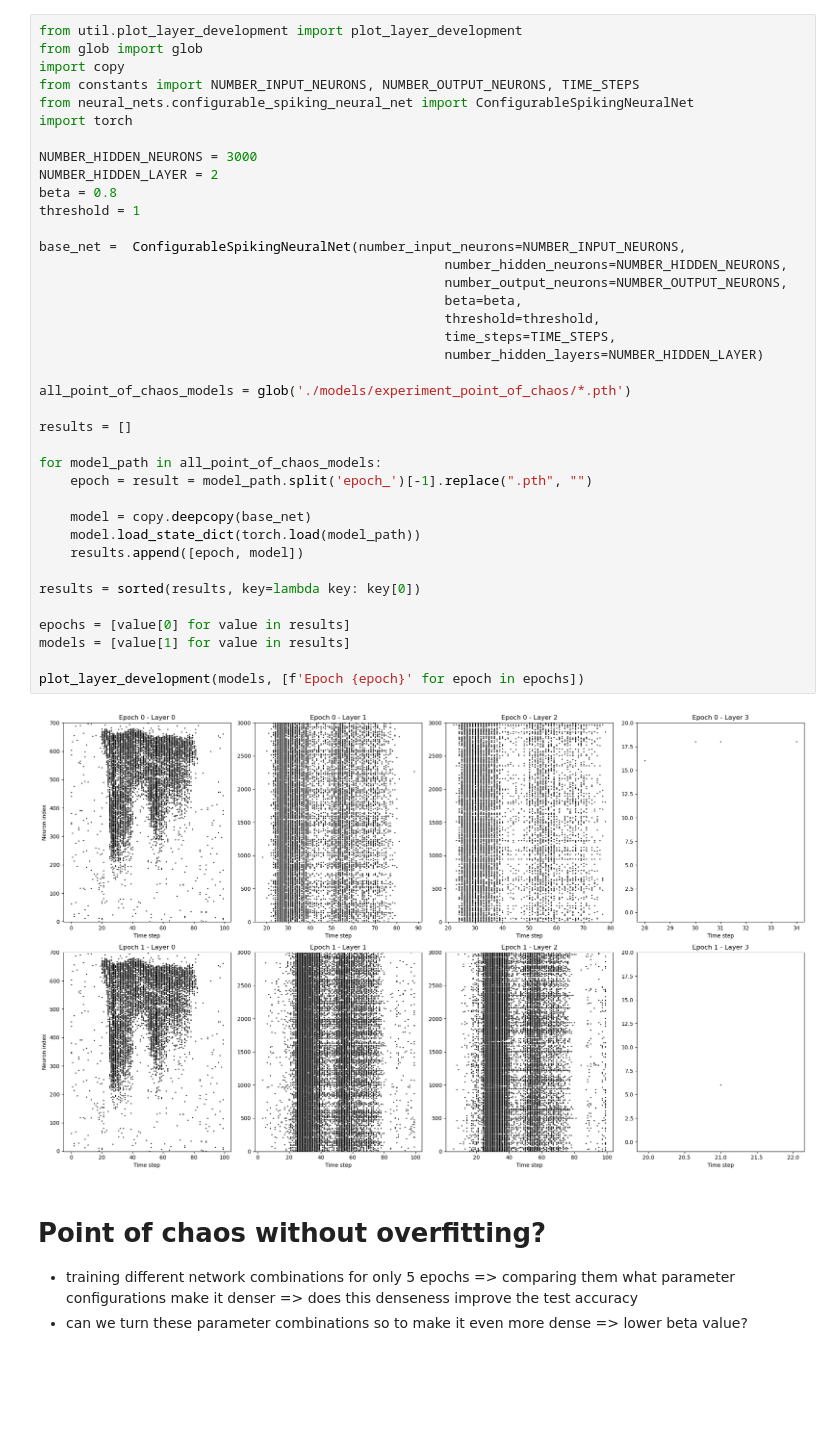
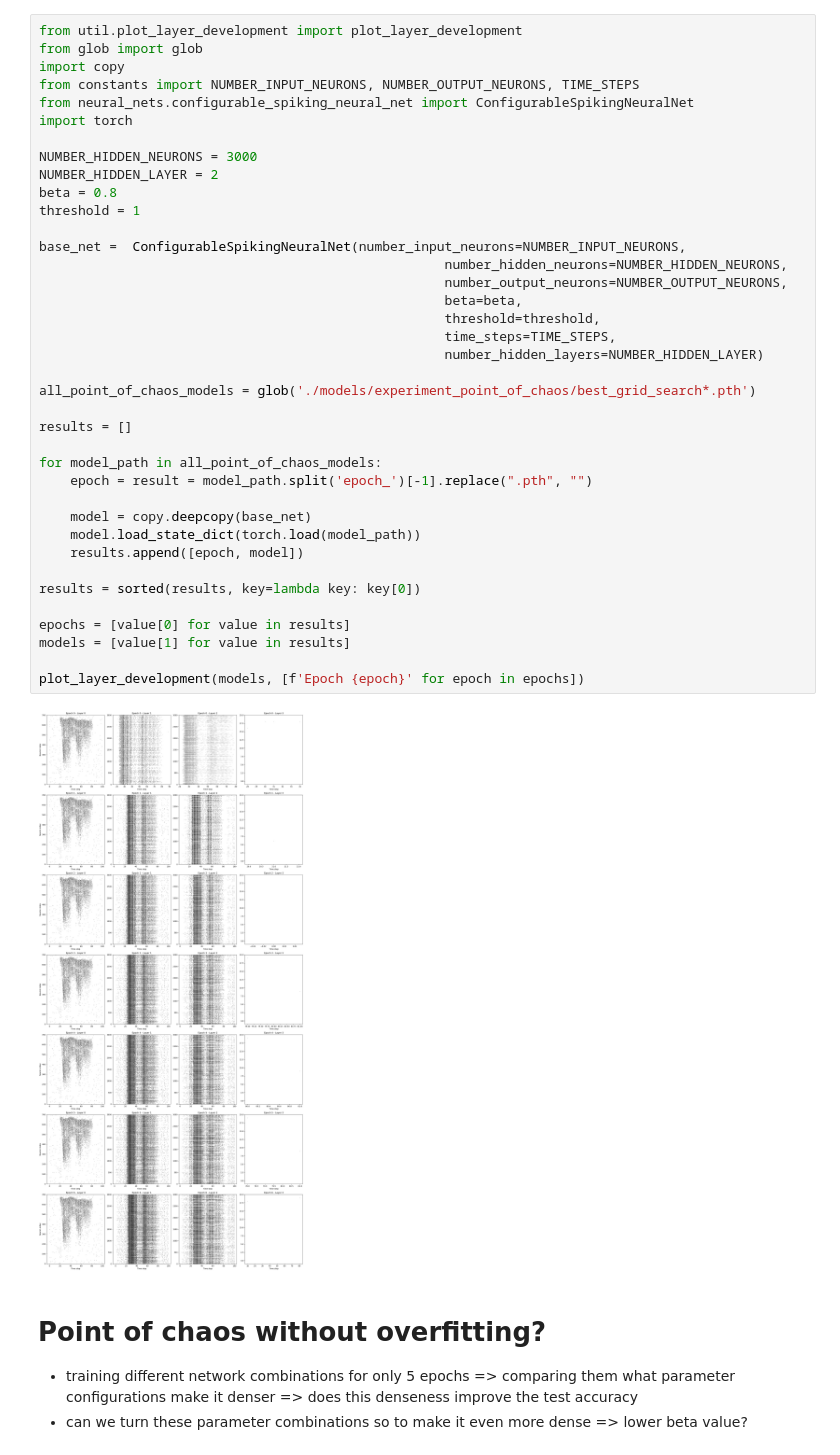
Before and after one commit to ForzaMark/whk-snn, a Jupyter notebook: heidelberg_implementation/point_of_chaos_experiment.ipynb, the cells around one changed output. Cells and saved outputs as stored; diff of their text form; blank space fills up the shorter version.

```diff
--- a/heidelberg_implementation/point_of_chaos_experiment.ipynb
+++ b/heidelberg_implementation/point_of_chaos_experiment.ipynb
@@ -9,35 +9,35 @@ import torch
 NUMBER_HIDDEN_NEURONS = 3000
 NUMBER_HIDDEN_LAYER = 2
 beta = 0.8
 threshold = 1
 
 base_net =  ConfigurableSpikingNeuralNet(number_input_neurons=NUMBER_INPUT_NEURONS,
                                                     number_hidden_neurons=NUMBER_HIDDEN_NEURONS,
                                                     number_output_neurons=NUMBER_OUTPUT_NEURONS,
                                                     beta=beta,
                                                     threshold=threshold,
                                                     time_steps=TIME_STEPS,
                                                     number_hidden_layers=NUMBER_HIDDEN_LAYER)
 
-all_point_of_chaos_models = glob('./models/experiment_point_of_chaos/*.pth')
+all_point_of_chaos_models = glob('./models/experiment_point_of_chaos/best_grid_search*.pth')
 
 results = []
 
 for model_path in all_point_of_chaos_models:
     epoch = result = model_path.split('epoch_')[-1].replace(".pth", "")
 
     model = copy.deepcopy(base_net)
     model.load_state_dict(torch.load(model_path))
     results.append([epoch, model])
 
 results = sorted(results, key=lambda key: key[0])
 
 epochs = [value[0] for value in results]
 models = [value[1] for value in results]
 
 plot_layer_development(models, [f'Epoch {epoch}' for epoch in epochs])
 # %% [output]
-[figure, old version]
+[figure, new version]
 # %% [markdown]
 # Point of chaos without overfitting?
 - training different network combinations for only 5 epochs => comparing them what parameter configurations make it denser => does this denseness improve the test accuracy
```
Also changed, not shown: parts of 2 cells of this notebook, 5 other files.
